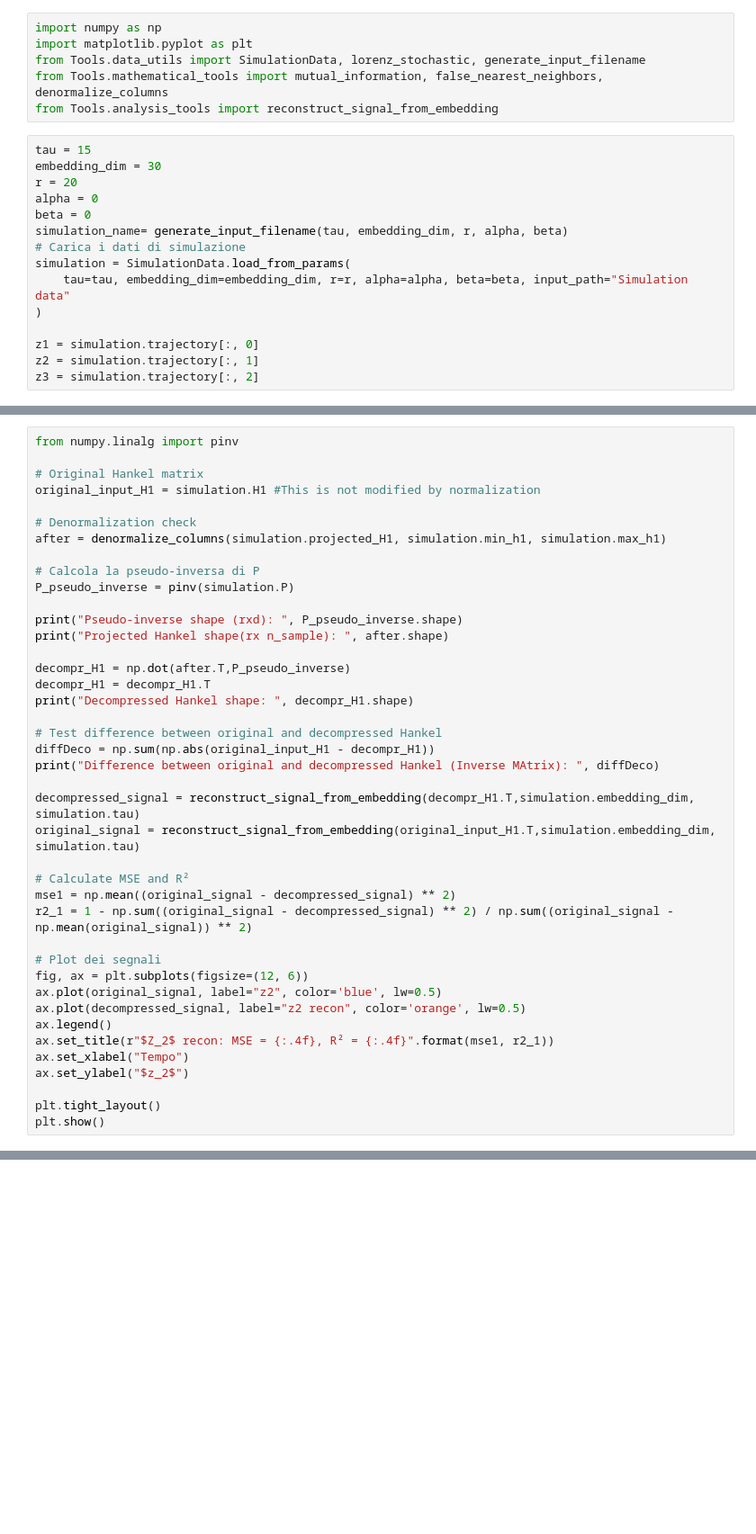
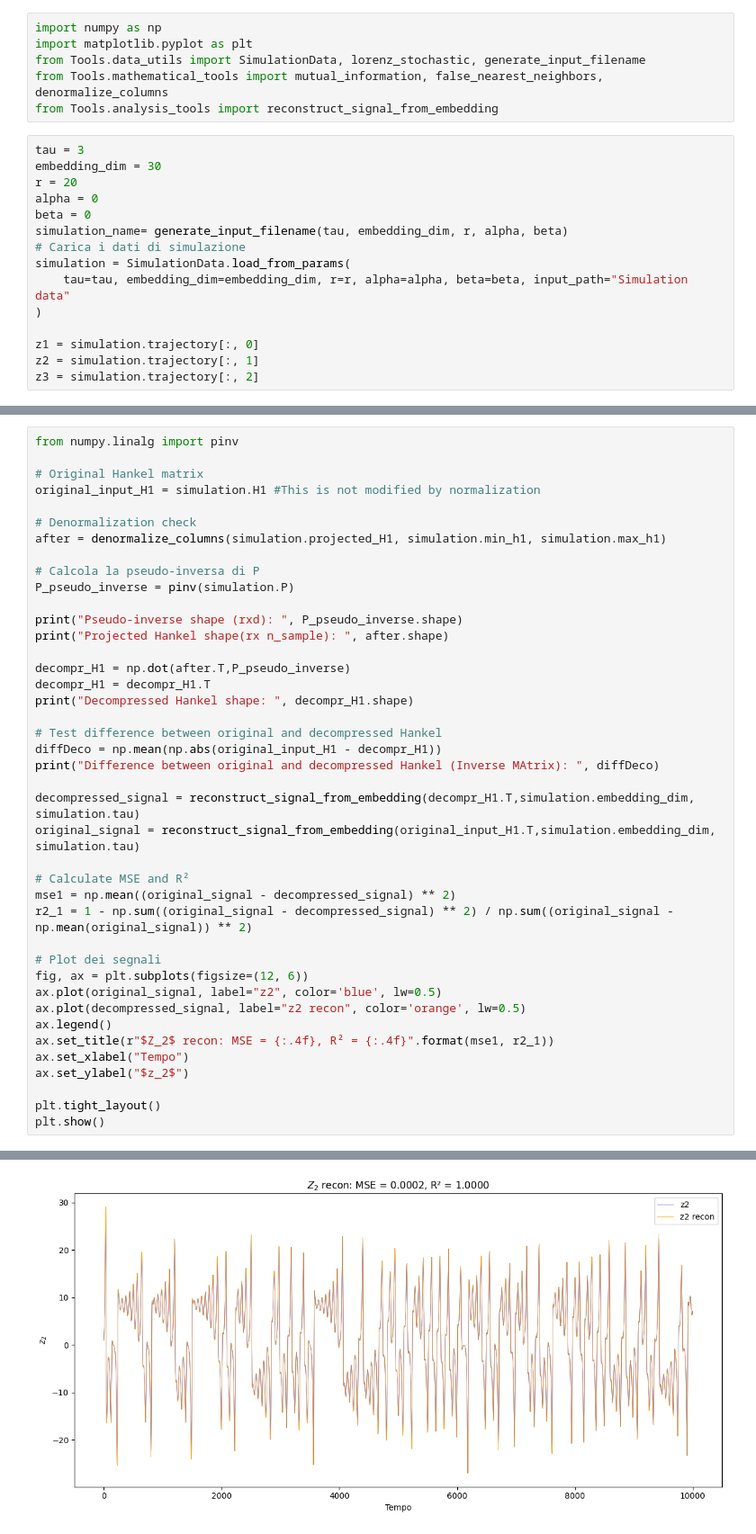
Before and after one commit to FedericoSbarbati/Lorenz-Toy, a Jupyter notebook: embedding_preprocess.ipynb, the cells around one changed output, grey strips where cells are left out. Shown at 90% size. Cells and saved outputs as stored; diff of their text form; blank space fills up the shorter version.

```diff
--- a/embedding_preprocess.ipynb
+++ b/embedding_preprocess.ipynb
@@ -5,7 +5,7 @@ from Tools.data_utils import SimulationData, lorenz_stochastic, generate_input_f
 from Tools.mathematical_tools import mutual_information, false_nearest_neighbors, denormalize_columns
 from Tools.analysis_tools import reconstruct_signal_from_embedding
 # %%
-tau = 15
+tau = 3
 embedding_dim = 30
 r = 20
 alpha = 0
@@ -146,7 +215,7 @@ decompr_H1 = decompr_H1.T
 print("Decompressed Hankel shape: ", decompr_H1.shape)
 
 # Test difference between original and decompressed Hankel
-diffDeco = np.sum(np.abs(original_input_H1 - decompr_H1))
+diffDeco = np.mean(np.abs(original_input_H1 - decompr_H1))
 print("Difference between original and decompressed Hankel (Inverse MAtrix): ", diffDeco)
 
 decompressed_signal = reconstruct_signal_from_embedding(decompr_H1.T,simulation.embedding_dim, simulation.tau)
@@ -167,3 +236,4 @@ ax.set_ylabel("$z_2$")
 
 plt.tight_layout()
 plt.show()
+# %% [output]
@@ -169,0 +244 @@ plt.show()
+[figure, added]
```
Also changed, not shown: parts of 7 cells of this notebook, 17 other files.
